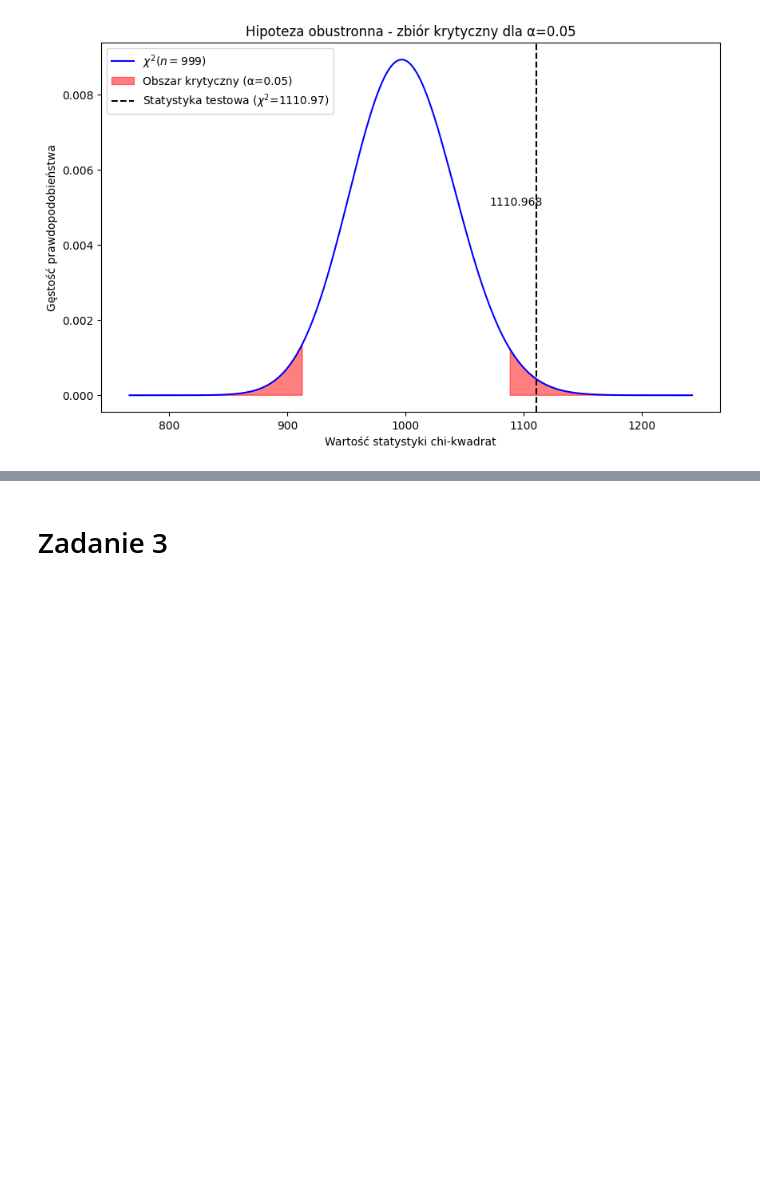
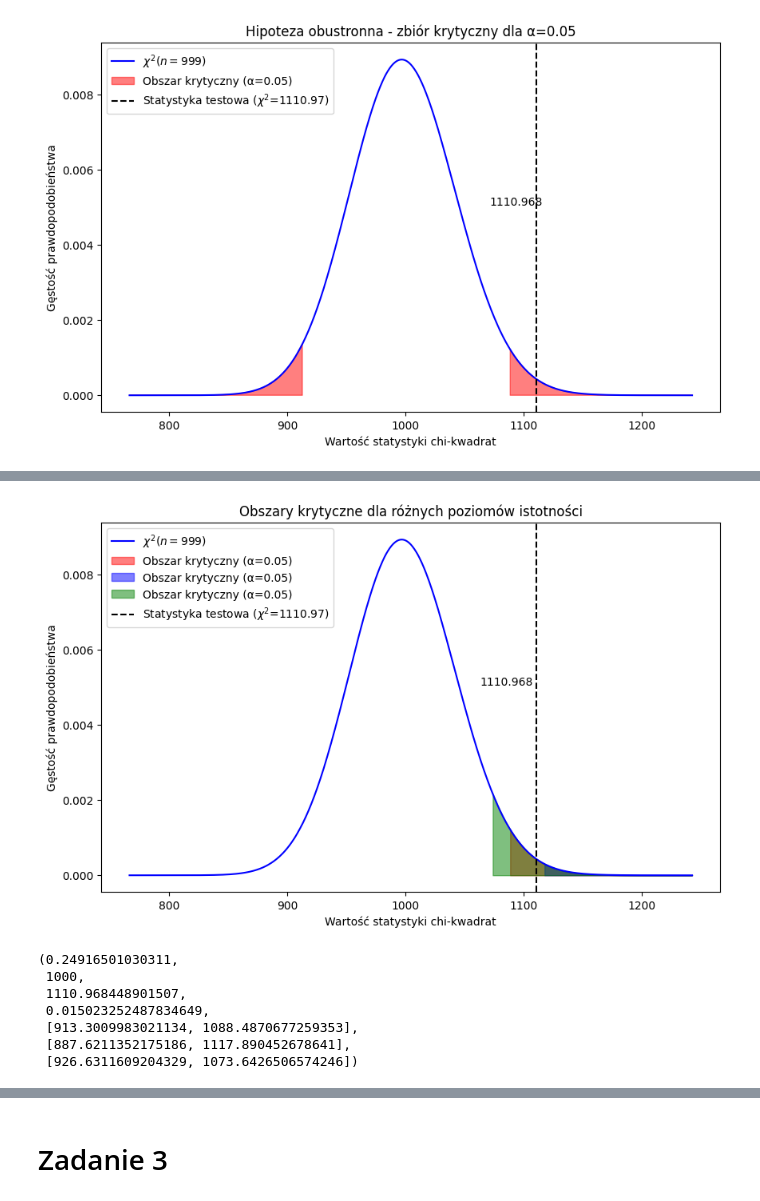
Before and after one commit to mathieuboro/raport2, a Jupyter notebook: Raport2.ipynb, the cells around one changed output, grey strips where cells are left out. Saved outputs shown, nothing was run; the diff lists cells and outputs as text; code cells hidden in the pictures; blank space fills up the shorter version.

```diff
--- a/Raport2.ipynb
+++ b/Raport2.ipynb
@@ -392,0 +411,39 @@ zad2_sample_mean, zad2_sample_size, chi_squared_statistic, p_value, critical_val
+# %%
+# Dla alpha = 0.01
+alpha_01 = 0.01
+critical_values_01 = [chi2.ppf(alpha_01 / 2, zad2_sample_size - 1), chi2.ppf(1 - alpha_01 / 2, zad2_sample_size - 1)]
+p_value_01 = 2 * (1 - chi2.cdf(abs(chi_squared_statistic), zad2_sample_size - 1))
+
+# Dla alpha = 0.1
+alpha_1 = 0.1
+critical_values_1 = [chi2.ppf(alpha_1 / 2, zad2_sample_size - 1), chi2.ppf(1 - alpha_1 / 2, zad2_sample_size - 1)]
+p_value_1 = 2 * (1 - chi2.cdf(abs(chi_squared_statistic), zad2_sample_size - 1))
+
+x = np.linspace(chi2.ppf(0.001, zad2_sample_size - 1) - 100, chi2.ppf(0.999, zad2_sample_size - 1) + 100, 1000)
+y = chi2.pdf(x, zad2_sample_size - 1)
+
+fig, ax = plt.subplots(figsize=(10, 6))
+
+ax.plot(x, y, 'b-', label=f"$\chi^2$($n = {zad2_sample_size-1}$)")
+ax.fill_between(x, 0, y, where=(x >= critical_values[1]), color='red', alpha=0.5, label='Obszar krytyczny (α=0.05)')
+ax.fill_between(x, 0, y, where=(x >= critical_values_01[1]), color='blue', alpha=0.5, label='Obszar krytyczny (α=0.05)')
+ax.fill_between(x, 0, y, where=(x >= critical_values_1[1]), color='green', alpha=0.5, label='Obszar krytyczny (α=0.05)')
+ax.axvline(x=chi_squared_statistic, color='black', linestyle='--', label=f'Statystyka testowa ($\chi^2$={chi_squared_statistic:.2f})')
+ax.text(chi_squared_statistic - 25, 0.005, f'{chi_squared_statistic:.3f}', horizontalalignment='center', verticalalignment='bottom', color='black', fontsize=10)
+ax.legend()
+ax.set_xlabel('Wartość statystyki chi-kwadrat')
+ax.set_ylabel('Gęstość prawdopodobieństwa')
+ax.set_title('Obszary krytyczne dla różnych poziomów istotności')
+
+plt.show()
+
+zad2_sample_mean, zad2_sample_size, chi_squared_statistic, p_value, critical_values, critical_values_01, critical_values_1
+# %% [output]
+[figure, added]
+(0.24916501030311,
+ 1000,
+ 1110.968448901507,
+ 0.015023252487834649,
+ [913.3009983021134, 1088.4870677259353],
+ [887.6211352175186, 1117.890452678641],
+ [926.6311609204329, 1073.6426506574246])
```
Also changed, not shown: parts of 4 cells of this notebook.
